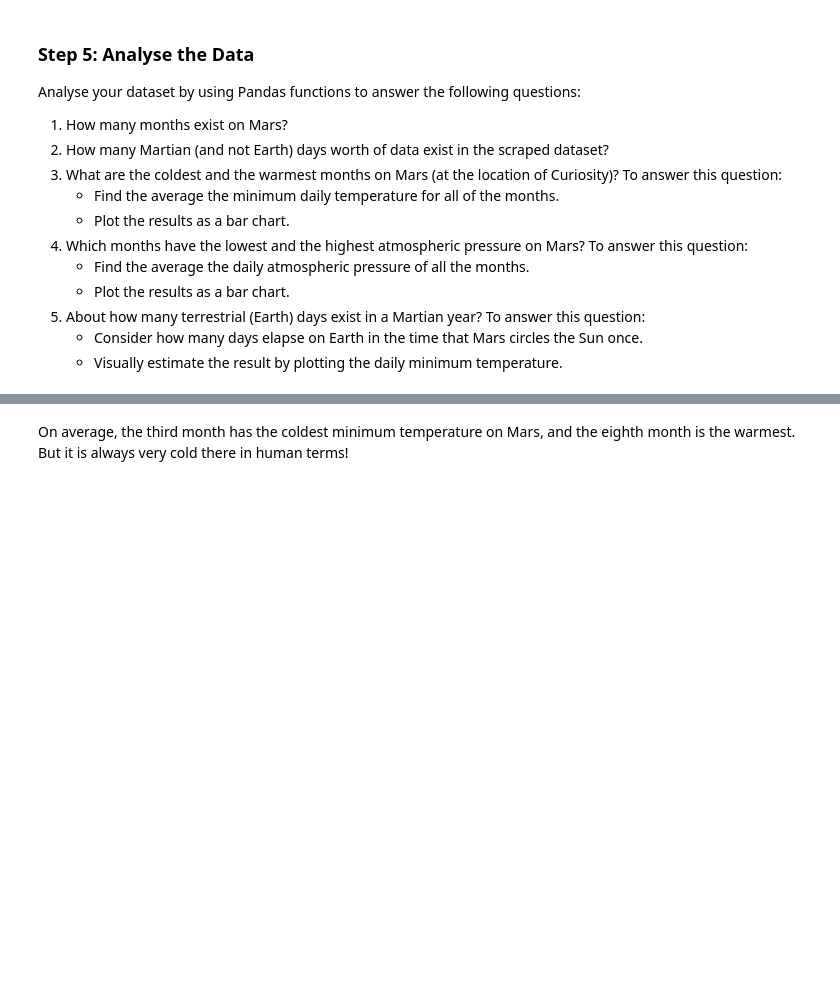
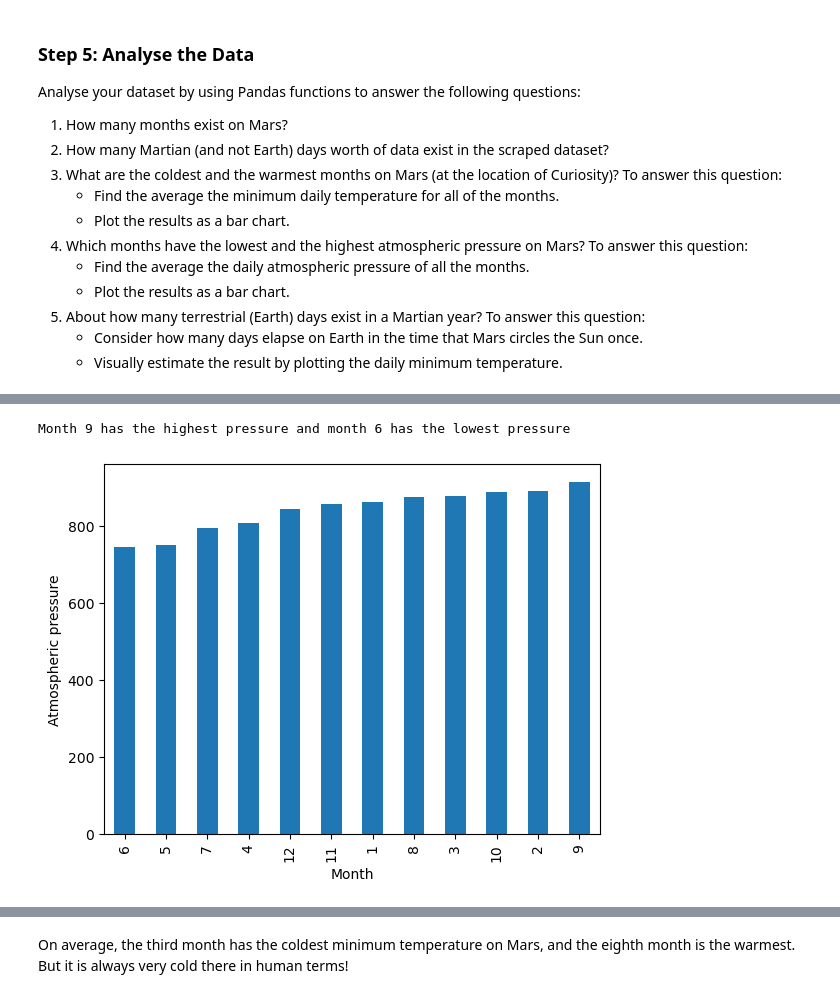
Before and after one commit to ronaspen/Module-11-challenge, a Jupyter notebook: part_2_mars_weather.ipynb, the cells around one changed output, grey strips where cells are left out. Saved outputs shown, nothing was run; the diff lists cells and outputs as text; code cells hidden in the pictures; blank space fills up the shorter version.

```diff
--- a/part_2_mars_weather.ipynb
+++ b/part_2_mars_weather.ipynb
@@ -209,0 +225,8 @@ Name: pressure, dtype: float64
+# %%
+# 4. Average pressure by Martian month
+avg_pressure = average['pressure']
+
+month = 0
+for t in avg_pressure:
+    month += 1
+    print(f"the average pressure for month {month} is {t}")
@@ -209,0 +246,12 @@ Name: pressure, dtype: float64
+# %%
+# Plot the average pressure by month
+
+pres_order = avg_pressure.sort_values()
+pres_order.plot.bar()
+print("Month 9 has the highest pressure and month 6 has the lowest pressure ")
+plt.xlabel('Month')
+plt.ylabel('Atmospheric pressure')
+plt.show()
+# %% [output]
+Month 9 has the highest pressure and month 6 has the lowest pressure
+[figure, added]
```
Also changed, not shown: parts of 22 cells of this notebook, 3 other files.
